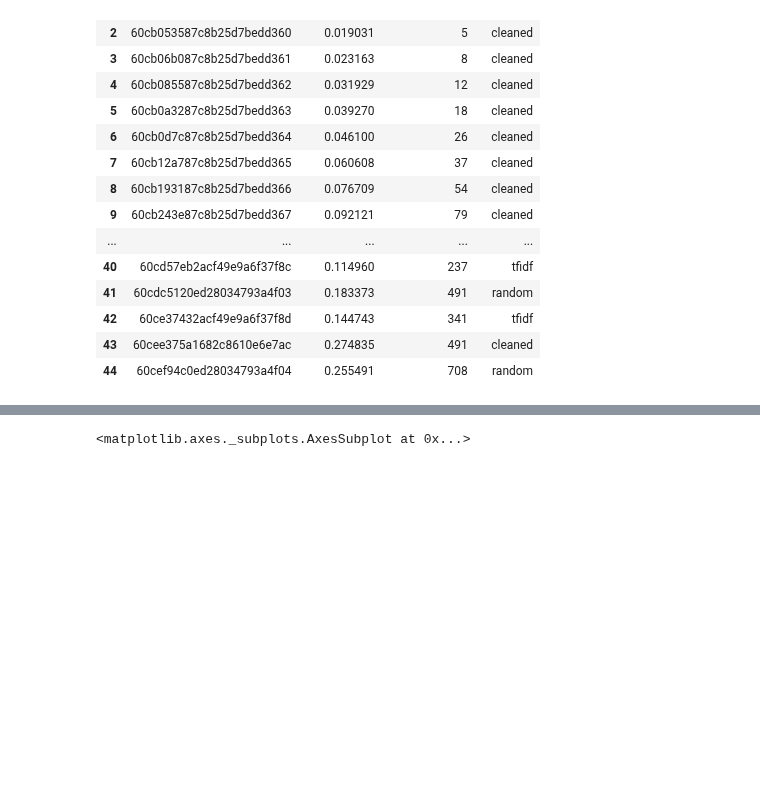
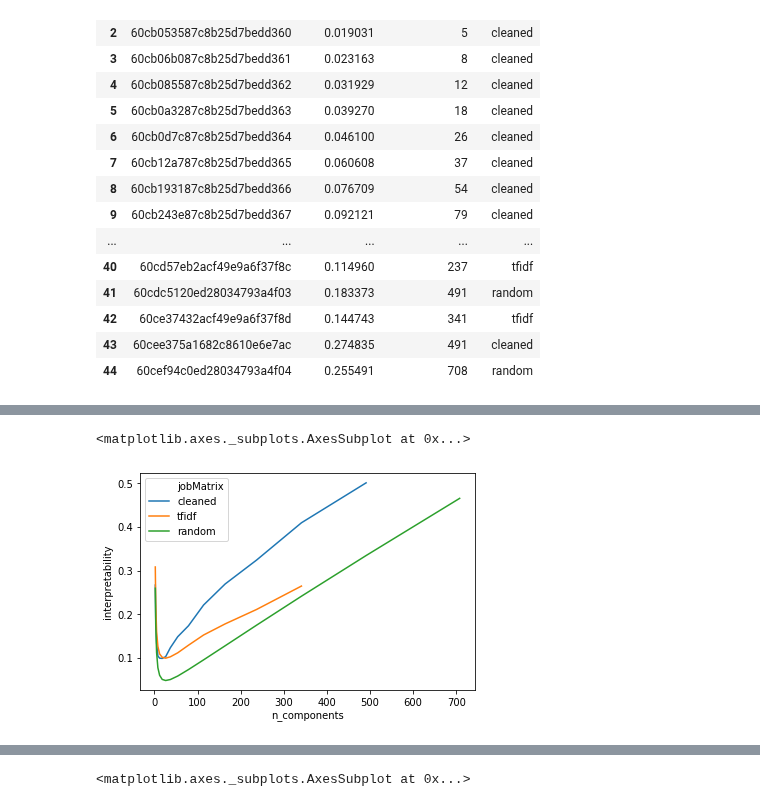
Before and after one commit to nataliavelez/OneHourOneLife, a Jupyter notebook: jobspace/nmf.ipynb, the cells around one changed output, grey strips where cells are left out. Saved outputs shown, nothing was run; the diff lists cells and outputs as text; code cells hidden in the pictures; blank space fills up the shorter version.

```diff
--- a/jobspace/nmf.ipynb
+++ b/jobspace/nmf.ipynb
@@ -510,0 +526,9 @@ nmfValidation[nmfValidation['n_components']==18]
+# %%
+#TODO compute max var explained relative to each job matrix
+nmfValidation['sparsity'] = nmfValidation['n_components']/558651 + nmfValidation['n_components']/3043
+nmfValidation['interpretability'] = 0.5 * ((1/558651 + 1/3043)/nmfValidation['sparsity'] + nmfValidation['varExplained']/max(nmfValidation['varExplained']))
+# %%
+sns.lineplot(x = "n_components", y = "interpretability", hue = "jobMatrix", data =nmfValidation)
+# %% [output]
+<matplotlib.axes._subplots.AxesSubplot at 0x...>
+[figure, added]
```
Also changed, not shown: parts of 4 cells of this notebook, 2 other files.
